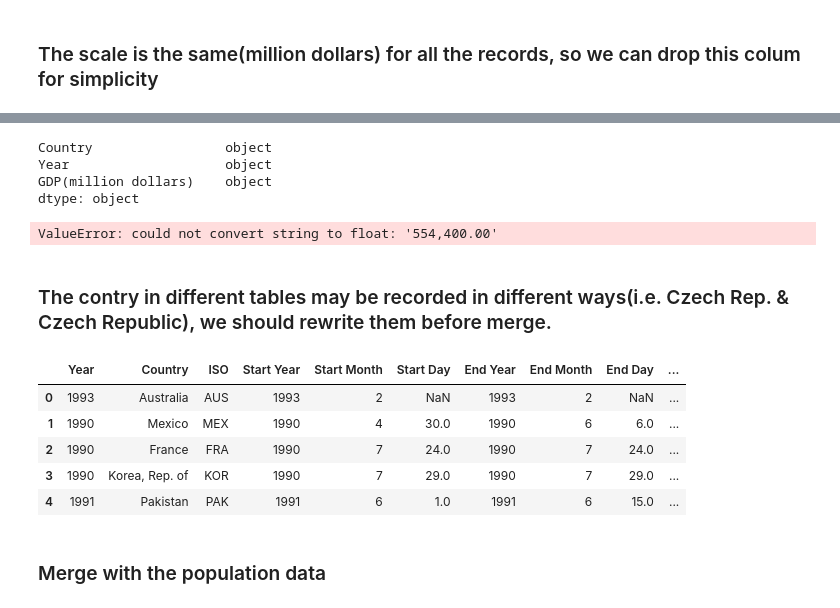
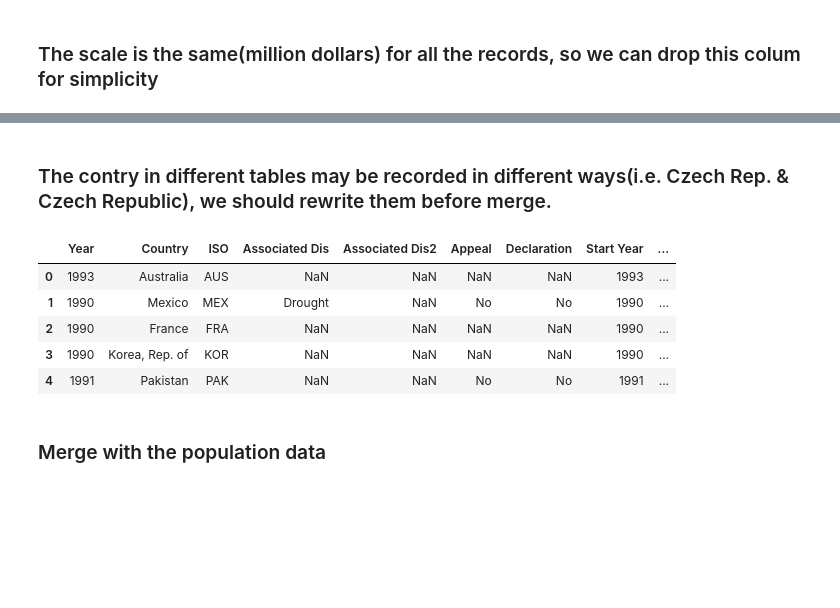
Before and after one commit to Themaoyc/MDA, a Jupyter notebook: Script/Data Collecting&Preprocessing.ipynb, the cells around one changed output, grey strips where cells are left out. Saved outputs shown, nothing was run; the diff lists cells and outputs as text; code cells hidden in the pictures; blank space fills up the shorter version.

```diff
--- a/Script/Data Collecting&Preprocessing.ipynb
+++ b/Script/Data Collecting&Preprocessing.ipynb
@@ -243,4 +242,0 @@ GDP.head()
-# %%
-#drop the '...' lines
-GDP = GDP.drop(GDP[GDP['GDP(million dollars)']=='...'].index)
-GDP.head()
@@ -254,15 +243,3 @@ GDP.head()
-# %%
-GDP.dtypes
-# %% [output]
-Country                 object
-Year                    object
-GDP(million dollars)    object
-dtype: object
-# %%
-#change GDP from object into float
-GDP['GDP(million dollars)']=GDP['GDP(million dollars)'].astype('float')
-# %% [output]
-ValueError: could not convert string to float: '554,400.00'
 # %% [markdown]
 ### The contry in different tables may be recorded in different ways(i.e. Czech Rep. & Czech Republic), we should rewrite them before merge.
 # %%
@@ -283,18 +260,18 @@ df.loc[df['Country'] == 'Serbia','Country']= 'Serbia, Rep. of'
 df.loc[df['Country'] == 'Serbia','Country']= 'Serbia, Rep. of'
 # %%
 ##choose useful columns from emdat data
-df=df[["Year","Country","ISO","Start Year","Start Month","Start Day","End Year",
+df=df[["Year","Country","ISO","Associated Dis","Associated Dis2","Appeal","Declaration","Start Year","Start Month","Start Day","End Year",
       "End Month","End Day","Total Deaths","CPI"]]
 GDP['Year']=GDP['Year'].astype(int)
 merge_gdp = pd.merge(df, GDP, on=['Year','Country'],how='left')
 merge_gdp.head()
 # %% [output]
-|  | Year | Country | ISO | Start Year | Start Month | Start Day | End Year | End Month | End Day | ... |
-| 0 | 1993 | Australia | AUS | 1993 | 2 | NaN | 1993 | 2 | NaN | ... |
-| 1 | 1990 | Mexico | MEX | 1990 | 4 | 30.0 | 1990 | 6 | 6.0 | ... |
-| 2 | 1990 | France | FRA | 1990 | 7 | 24.0 | 1990 | 7 | 24.0 | ... |
-| 3 | 1990 | Korea, Rep. of | KOR | 1990 | 7 | 29.0 | 1990 | 7 | 29.0 | ... |
-| 4 | 1991 | Pakistan | PAK | 1991 | 6 | 1.0 | 1991 | 6 | 15.0 | ... |
+|  | Year | Country | ISO | Associated Dis | Associated Dis2 | Appeal | Declaration | Start Year | ... |
+| 0 | 1993 | Australia | AUS | NaN | NaN | NaN | NaN | 1993 | ... |
+| 1 | 1990 | Mexico | MEX | Drought | NaN | No | No | 1990 | ... |
+| 2 | 1990 | France | FRA | NaN | NaN | NaN | NaN | 1990 | ... |
+| 3 | 1990 | Korea, Rep. of | KOR | NaN | NaN | NaN | NaN | 1990 | ... |
+| 4 | 1991 | Pakistan | PAK | NaN | NaN | No | No | 1991 | ... |
 # %% [markdown]
 ### Merge with the population data
 # %%
```
Also changed, not shown: parts of 21 cells of this notebook, 1 other file.
